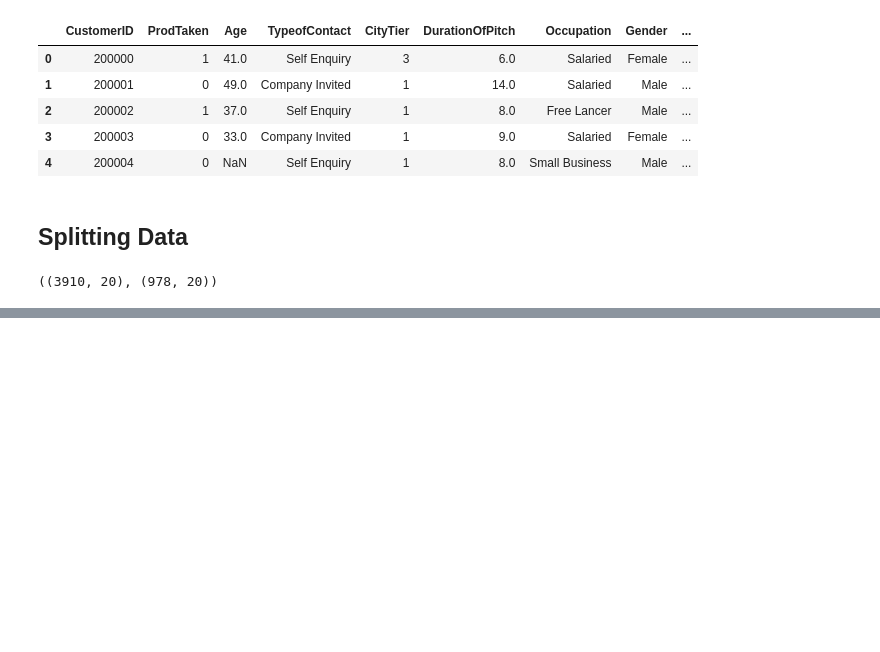
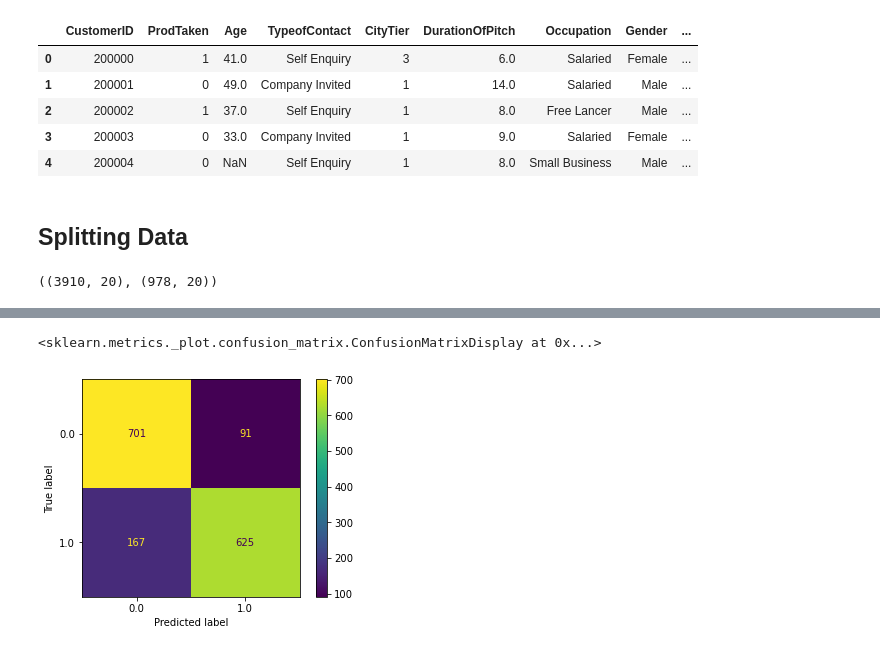
Before and after one commit to dinachoir/holiday-package-project, a Jupyter notebook: Stage_3.ipynb, the cells around one changed output, grey strips where cells are left out. Drawn from its saved outputs; the diff is of its cells as text; code cells hidden in the pictures; blank space fills up the shorter version.

Commit message:
add modeling random forest and xgboost

```diff
--- a/Stage_3.ipynb
+++ b/Stage_3.ipynb
@@ -171,0 +177,8 @@ test = preprocessing_pipe.transform(test)
+# %%
+y_train = train.ProdTaken
+X_train = train.drop(['ProdTaken'], axis= 1)
+
+y_test = test.ProdTaken
+X_test = test.drop(['ProdTaken'], axis= 1)
+
+X_train.shape, X_test.shape, y_train.shape, y_test.shape
@@ -171,0 +202,6 @@ test = preprocessing_pipe.transform(test)
+# %%
+from sklearn.ensemble import RandomForestClassifier
+from sklearn.metrics import accuracy_score
+
+rf = RandomForestClassifier(max_features=5, n_estimators=100)
+rf.fit(X_train, y_train)
@@ -171,0 +254,4 @@ test = preprocessing_pipe.transform(test)
+# %%
+from xgboost import XGBClassifier
+model_xgb = XGBClassifier(objective='binary:logistic', seed=42)
+model_xgb.fit(X_train, y_train)
@@ -171,0 +283,18 @@ test = preprocessing_pipe.transform(test)
+# %%
+model_xgb = XGBClassifier(objective='binary:logistic',
+                            gamma=0.25,
+                            learning_rate=0.1,
+                            max_depth=14,
+                            seed=42,
+                            reg_lambda=0,
+                            min_child_weight=1,
+                            scale_pos_weight=3,
+                            subsample=0.9,
+                            colsample_bytree=0.5)
+
+model_xgb.fit(X_train,
+            y_train,
+            verbose=False,
+            early_stopping_rounds=10,
+            eval_metric='aucpr',
+            eval_set=[(X_test, y_test)])
@@ -171,0 +344,8 @@ test = preprocessing_pipe.transform(test)
+# %%
+plot_confusion_matrix(model_xgb,
+                     X_test,
+                     y_test,
+                     values_format='d') #display_labels=["Not Taken", "Taken"]
+# %% [output]
+<sklearn.metrics._plot.confusion_matrix.ConfusionMatrixDisplay at 0x...>
+[figure, added]
```
Also changed, not shown: parts of 22 cells of this notebook.
